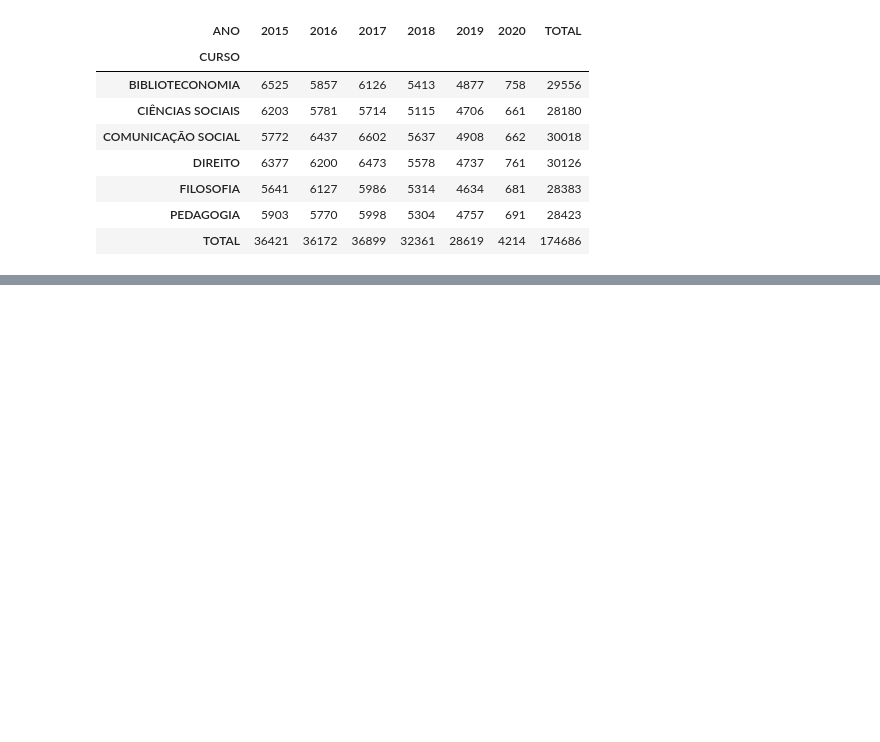
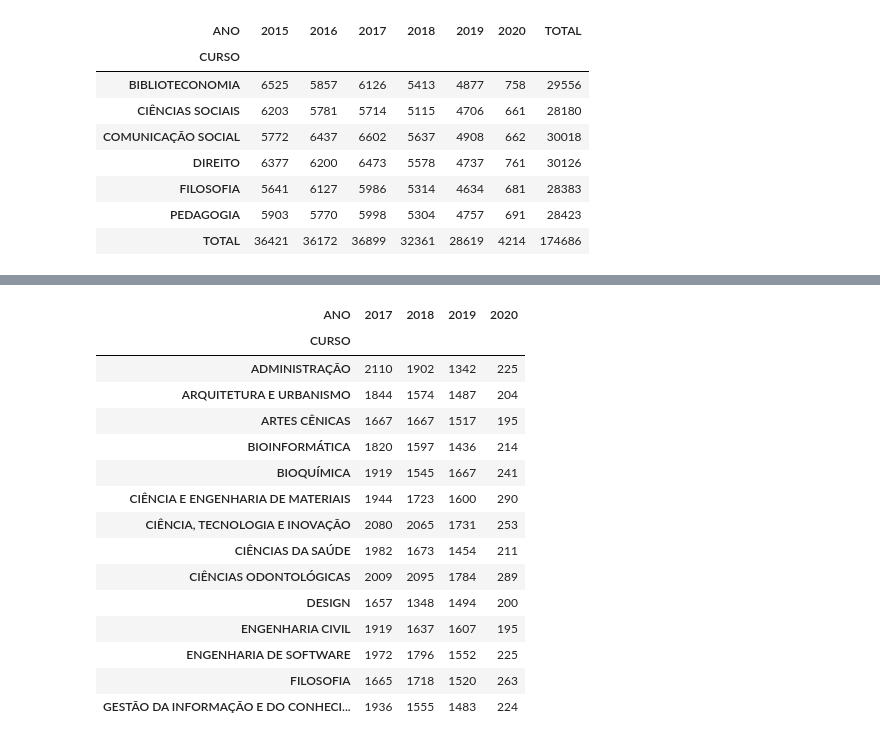
Before and after one commit to LuizGustavo8/7DaysOfCode, a Jupyter notebook: 7DaysOfCode.ipynb, the cells around one changed output, grey strips where cells are left out. Drawn from its saved outputs; the diff is of its cells as text; code cells hidden in the pictures; blank space fills up the shorter version.

```diff
--- a/7DaysOfCode.ipynb
+++ b/7DaysOfCode.ipynb
@@ -950,0 +1079,5 @@ emprestimos_tipo_usuario_curso_pivot
+# %%
+cadastro_usuarios_cursos_pos_graduacao = cadastro_usuarios_posgraduacao_json.query("tipo_vinculo_usuario == 'ALUNO DE PÓS-GRADUAÇÃO'")
+cadastro_usuarios_cursos_pos_graduacao.matricula_ou_siape = cadastro_usuarios_cursos_pos_graduacao.matricula_ou_siape.astype('float')
+cadastro_usuarios_cursos_pos_graduacao.matricula_ou_siape = cadastro_usuarios_cursos_pos_graduacao.matricula_ou_siape.astype('string')
+cadastro_usuarios_cursos_pos_graduacao
@@ -950,0 +1098,7 @@ emprestimos_tipo_usuario_curso_pivot
+# %%
+matricula_data_de_emprestimo_pos_graduacao = df_biblioteca.loc[:,['matricula_ou_siape','data_emprestimo']]
+matricula_data_de_emprestimo_pos_graduacao = matricula_data_de_emprestimo_pos_graduacao.query('data_emprestimo > 2017')
+matricula_data_de_emprestimo_pos_graduacao = matricula_data_de_emprestimo_pos_graduacao.reset_index(drop=True)
+matricula_data_de_emprestimo_pos_graduacao.matricula_ou_siape = matricula_data_de_emprestimo_pos_graduacao.matricula_ou_siape.astype('float')
+matricula_data_de_emprestimo_pos_graduacao.matricula_ou_siape = matricula_data_de_emprestimo_pos_graduacao.matricula_ou_siape.astype('string')
+matricula_data_de_emprestimo_pos_graduacao
@@ -950,0 +1150,24 @@ emprestimos_tipo_usuario_curso_pivot
+# %%
+emprestimos_pos_graduacao_e_curso_pivot = emprestimos_pos_graduacao_desde_2017.pivot_table(
+        index = 'CURSO',
+        columns = 'ANO',
+        values = 'QUANTIDADE_EMPRESTIMOS'
+)
+emprestimos_pos_graduacao_e_curso_pivot
+# %% [output]
+| ANO | 2017 | 2018 | 2019 | 2020 |
+| CURSO |  |  |  |  |
+| ADMINISTRAÇÃO | 2110 | 1902 | 1342 | 225 |
+| ARQUITETURA E URBANISMO | 1844 | 1574 | 1487 | 204 |
+| ARTES CÊNICAS | 1667 | 1667 | 1517 | 195 |
+| BIOINFORMÁTICA | 1820 | 1597 | 1436 | 214 |
+| BIOQUÍMICA | 1919 | 1545 | 1667 | 241 |
+| CIÊNCIA E ENGENHARIA DE MATERIAIS | 1944 | 1723 | 1600 | 290 |
+| CIÊNCIA, TECNOLOGIA E INOVAÇÃO | 2080 | 2065 | 1731 | 253 |
+| CIÊNCIAS DA SAÚDE | 1982 | 1673 | 1454 | 211 |
+| CIÊNCIAS ODONTOLÓGICAS | 2009 | 2095 | 1784 | 289 |
+| DESIGN | 1657 | 1348 | 1494 | 200 |
+| ENGENHARIA CIVIL | 1919 | 1637 | 1607 | 195 |
+| ENGENHARIA DE SOFTWARE | 1972 | 1796 | 1552 | 225 |
+| FILOSOFIA | 1665 | 1718 | 1520 | 263 |
+| GESTÃO DA INFORMAÇÃO E DO CONHECI... | 1936 | 1555 | 1483 | 224 |
```
Also changed, not shown: parts of 38 cells of this notebook.
